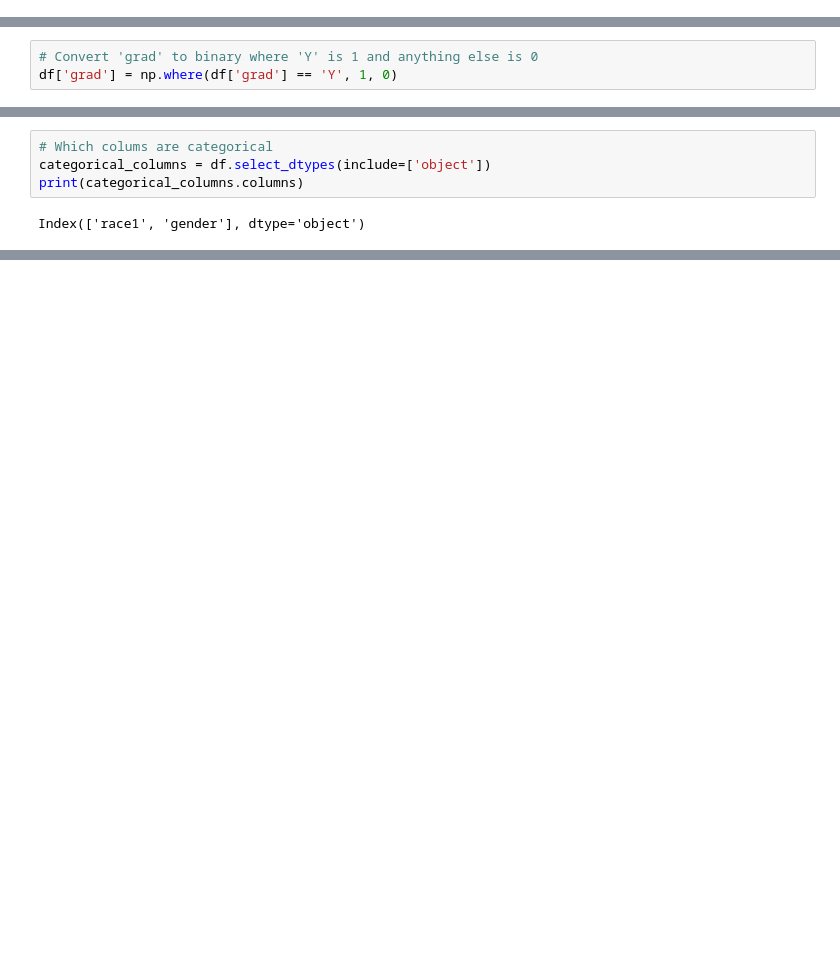
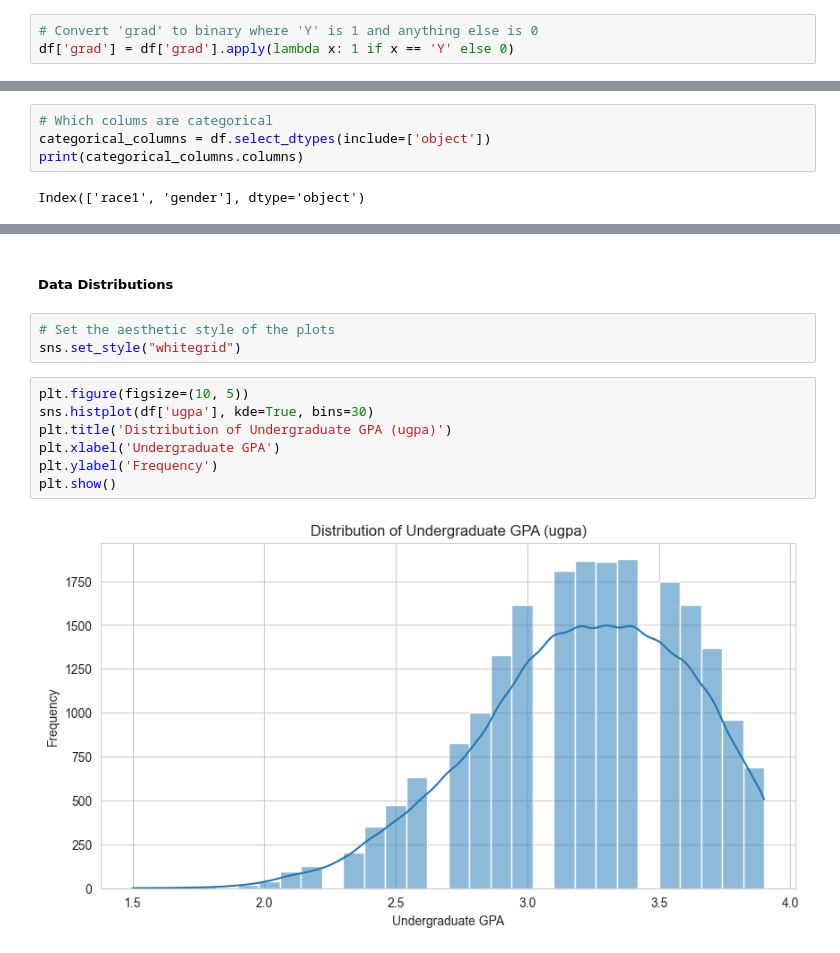
Before and after one commit to NGO-Algorithm-Audit/synthetic-data-generation, a Jupyter notebook: Law School Admissions Bar Passage/Notebooks/Data exploration Bar Passage Dataset.ipynb, the cells around one changed output, grey strips where cells are left out. Drawn from its saved outputs; the diff is of its cells as text; blank space fills up the shorter version.

```diff
--- a/Law School Admissions Bar Passage/Notebooks/Data exploration Bar Passage Dataset.ipynb
+++ b/Law School Admissions Bar Passage/Notebooks/Data exploration Bar Passage Dataset.ipynb
@@ -64,3 +64,6 @@ columns_to_keep = [
 
 
 df = data_full[columns_to_keep]
+# %%
+# Convert 'grad' to binary where 'Y' is 1 and anything else is 0
+df['grad'] = df['grad'].apply(lambda x: 1 if x == 'Y' else 0)
@@ -144,6 +153,3 @@ display(df.head())
-# %%
-# Convert 'grad' to binary where 'Y' is 1 and anything else is 0
-df['grad'] = np.where(df['grad'] == 'Y', 1, 0)
 # %%
 # Inspect the dataframe
 display(df.head())
@@ -181,0 +224,14 @@ Index(['race1', 'gender'], dtype='object')
+# %% [markdown]
+##### Data Distributions
+# %%
+# Set the aesthetic style of the plots
+sns.set_style("whitegrid")
+# %%
+plt.figure(figsize=(10, 5))
+sns.histplot(df['ugpa'], kde=True, bins=30)
+plt.title('Distribution of Undergraduate GPA (ugpa)')
+plt.xlabel('Undergraduate GPA')
+plt.ylabel('Frequency')
+plt.show()
+# %% [output]
+[figure, added]
```
Also changed, not shown: parts of 19 cells of this notebook.
